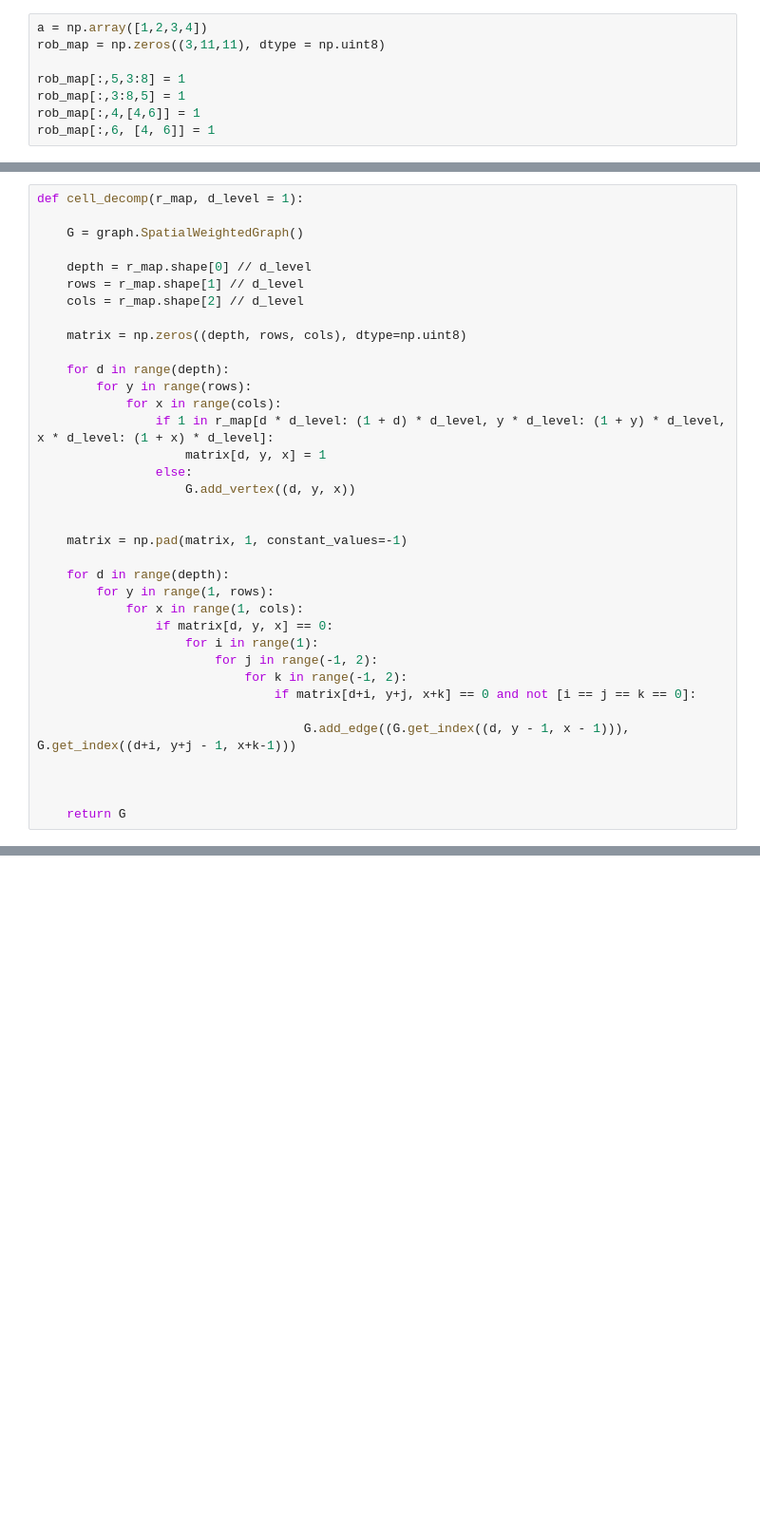
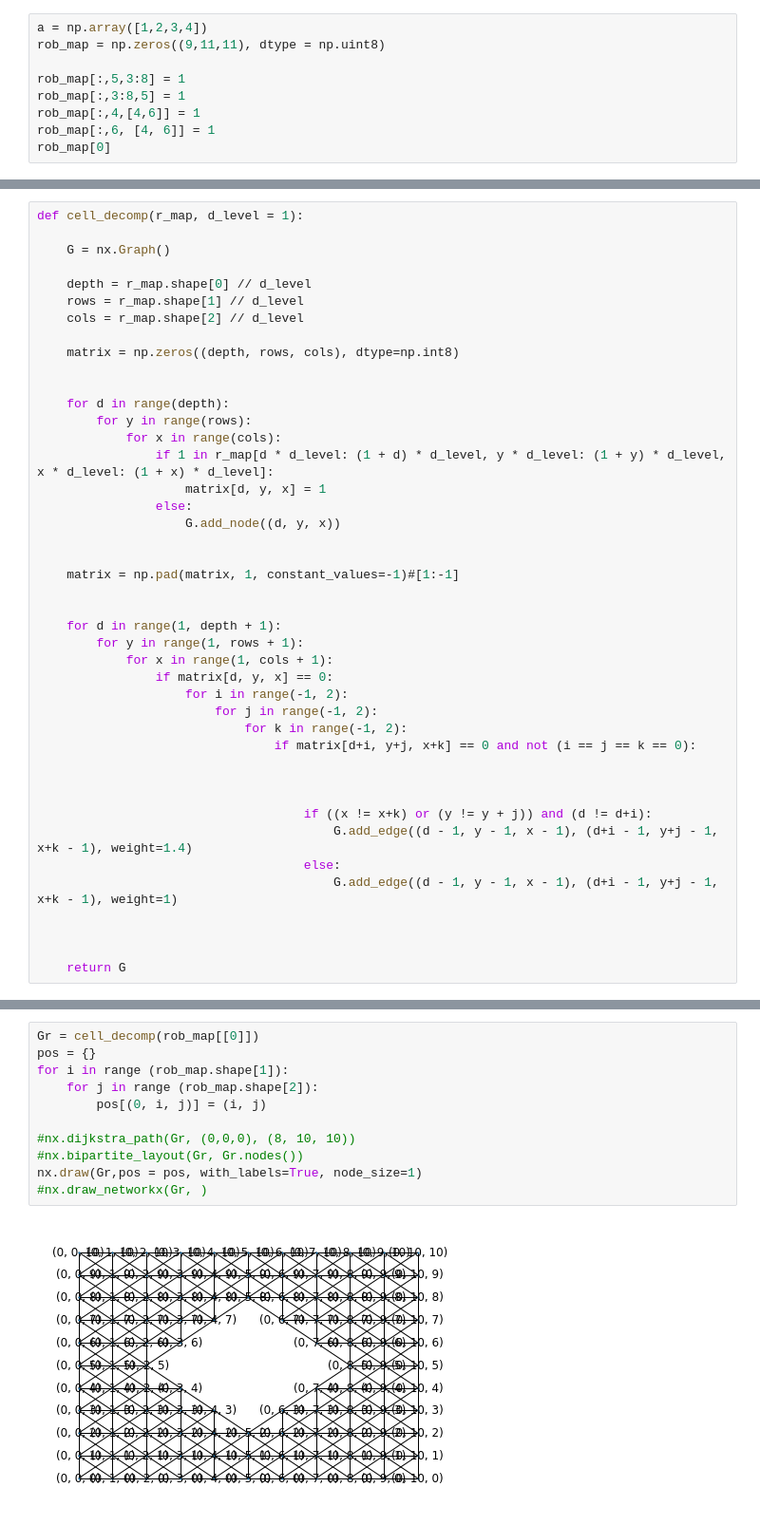
Before and after one commit to dr-bright/pyrob, a Jupyter notebook: src/pyrob/cell_decomp.ipynb, the cells around one changed output, grey strips where cells are left out. Shown: that part at 95% size. Drawn from its saved outputs; the diff is of its cells as text; blank space fills up the shorter version.

Commit message:
change cell_decomp

```diff
--- a/src/pyrob/cell_decomp.ipynb
+++ b/src/pyrob/cell_decomp.ipynb
@@ -5,8 +5,9 @@ import graph
 # %%
 a = np.array([1,2,3,4])
-rob_map = np.zeros((3,11,11), dtype = np.uint8)
+rob_map = np.zeros((9,11,11), dtype = np.uint8)
 
 rob_map[:,5,3:8] = 1
 rob_map[:,3:8,5] = 1
 rob_map[:,4,[4,6]] = 1
 rob_map[:,6, [4, 6]] = 1
+rob_map[0]
@@ -13,13 +26,14 @@ rob_map[:,6, [4, 6]] = 1
 # %%
 def cell_decomp(r_map, d_level = 1):
 
-    G = graph.SpatialWeightedGraph()
+    G = nx.Graph()
 
     depth = r_map.shape[0] // d_level
     rows = r_map.shape[1] // d_level
     cols = r_map.shape[2] // d_level
 
-    matrix = np.zeros((depth, rows, cols), dtype=np.uint8)
+    matrix = np.zeros((depth, rows, cols), dtype=np.int8)
+
 
     for d in range(depth):
         for y in range(rows):
@@ -27,21 +41,27 @@ def cell_decomp(r_map, d_level = 1):
                 if 1 in r_map[d * d_level: (1 + d) * d_level, y * d_level: (1 + y) * d_level, x * d_level: (1 + x) * d_level]:
                     matrix[d, y, x] = 1
                 else:
-                    G.add_vertex((d, y, x))
+                    G.add_node((d, y, x))
 
 
-    matrix = np.pad(matrix, 1, constant_values=-1)
+    matrix = np.pad(matrix, 1, constant_values=-1)#[1:-1]
 
-    for d in range(depth):
-        for y in range(1, rows):
-            for x in range(1, cols):
+
+    for d in range(1, depth + 1):
+        for y in range(1, rows + 1):
+            for x in range(1, cols + 1):
                 if matrix[d, y, x] == 0:
-                    for i in range(1):
+                    for i in range(-1, 2):
                         for j in range(-1, 2):
                             for k in range(-1, 2):
-                                if matrix[d+i, y+j, x+k] == 0 and not [i == j == k == 0]:
+                                if matrix[d+i, y+j, x+k] == 0 and not (i == j == k == 0):
 
-                                    G.add_edge((G.get_index((d, y - 1, x - 1))), G.get_index((d+i, y+j - 1, x+k-1)))
+
+
+                                    if ((x != x+k) or (y != y + j)) and (d != d+i):
+                                        G.add_edge((d - 1, y - 1, x - 1), (d+i - 1, y+j - 1, x+k - 1), weight=1.4)
+                                    else:
+                                        G.add_edge((d - 1, y - 1, x - 1), (d+i - 1, y+j - 1, x+k - 1), weight=1)
 
 
 
@@ -56,0 +69,13 @@ TypeError: SpatialGraph.render2D() missing 1 required positional argument: 'ax'
+# %%
+Gr = cell_decomp(rob_map[[0]])
+pos = {}
+for i in range (rob_map.shape[1]):
+    for j in range (rob_map.shape[2]):
+        pos[(0, i, j)] = (i, j)
+
+#nx.dijkstra_path(Gr, (0,0,0), (8, 10, 10))
+#nx.bipartite_layout(Gr, Gr.nodes())
+nx.draw(Gr,pos = pos, with_labels=True, node_size=1)
+#nx.draw_networkx(Gr, )
+# %% [output]
+[figure, added]
```
Also changed, not shown: parts of 5 cells of this notebook.
